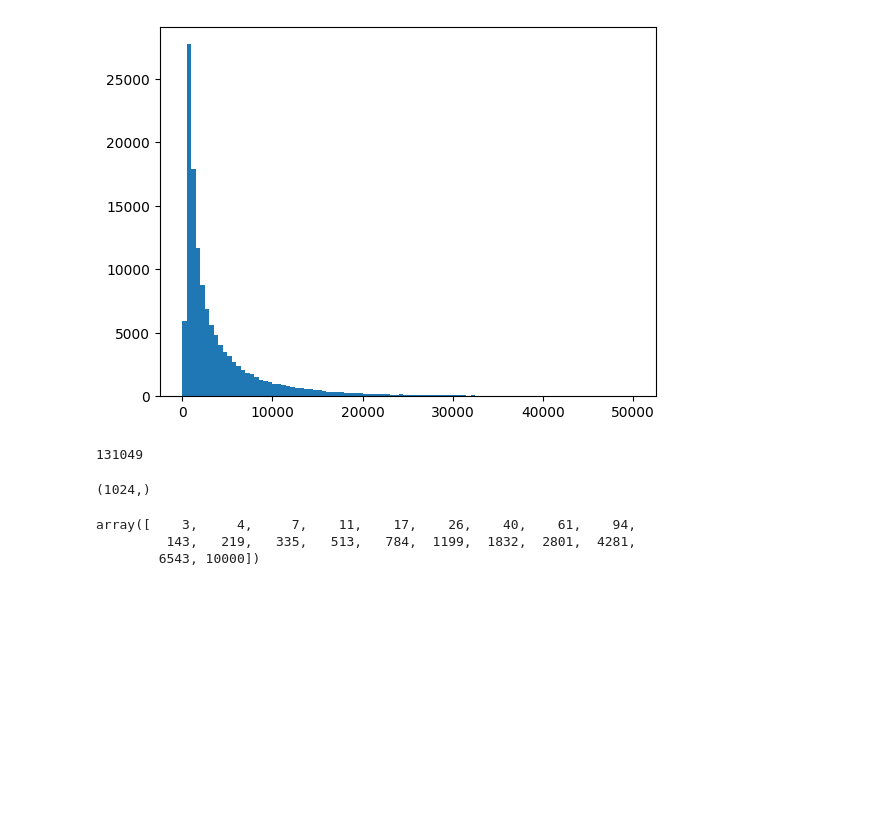
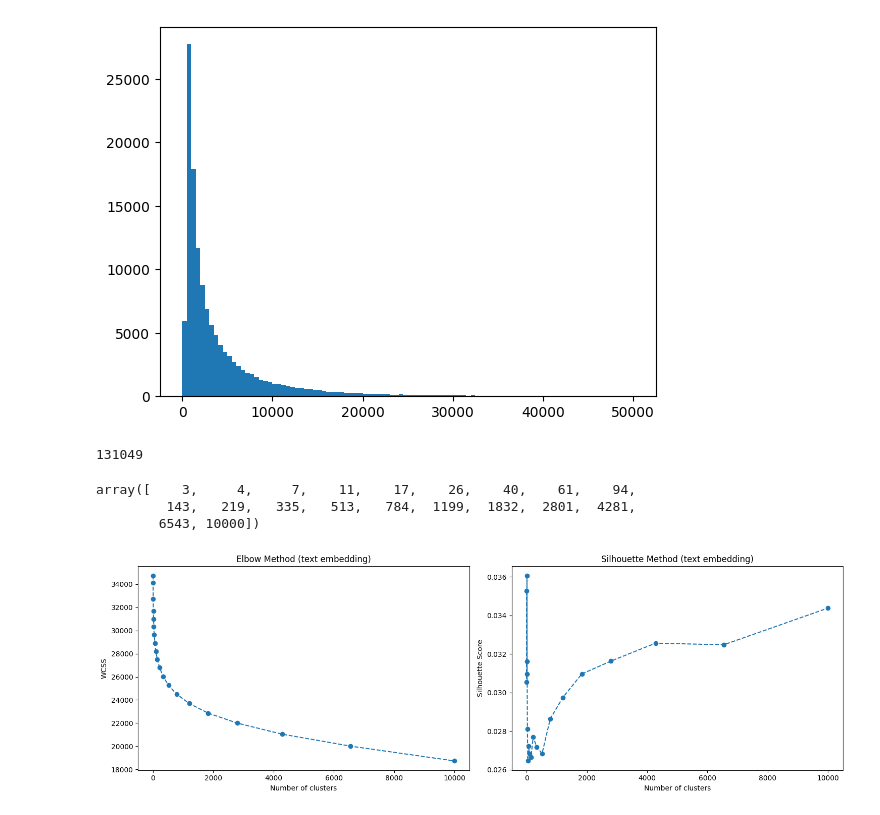
Before and after one commit to viktorcikojevic/kaggle-llm, a Jupyter notebook: notebooks/wiki_sci_embeddings_supergroups.ipynb, the cells around one changed output. Drawn from its saved outputs; the diff is of its cells as text; code cells hidden in the pictures; blank space fills up the shorter version.

```diff
--- a/notebooks/wiki_sci_embeddings_supergroups.ipynb
+++ b/notebooks/wiki_sci_embeddings_supergroups.ipynb
@@ -24,10 +24,6 @@ plt.hist(df['text_length'], bins=100, range=(0, 5e4));
 len(df)
 # %% [output]
 131049
-# %%
-df.iloc[0]['embd'].shape
-# %% [output]
-(1024,)
 # %%
 import numpy as np
 
@@ -38,24 +34,47 @@ array([    3,     4,     7,    11,    17,    26,    40,    61,    94,
          143,   219,   335,   513,   784,  1199,  1832,  2801,  4281,
         6543, 10000])
 # %%
+
 import pandas as pd
 import numpy as np
 from sklearn.cluster import KMeans
 from sklearn.metrics import silhouette_score
 import matplotlib.pyplot as plt
 from tqdm import tqdm
 
 # Convert 'embd' column to a numpy matrix
-X = np.stack(df['embd'].values)
+X = np.stack(df['embd_text'].values)
 
 # Using the elbow method to find the optimal number of clusters
 wcss = []
 silhouette_scores = []
 
 for i in tqdm(ranges, total=len(ranges)):  # Checking for up to 10 clusters as an example
     kmeans = KMeans(n_clusters=i, init='k-means++', n_init='auto', random_state=42)
     kmeans.fit(X)
     labels = kmeans.labels_
     wcss.append(kmeans.inertia_)
     silhouette_scores.append(silhouette_score(X, labels))
+
+
+
+plt.figure(figsize=(15,5))
+
+# Plotting WCSS for Elbow Method
+plt.subplot(1, 2, 1)
+plt.plot(ranges, wcss, marker='o', linestyle='--')
+plt.title('Elbow Method (text embedding)')
+plt.xlabel('Number of clusters')
+plt.ylabel('WCSS')
+
+# Plotting Silhouette Scores
+plt.subplot(1, 2, 2)
+plt.plot(ranges, silhouette_scores, marker='o', linestyle='--')
+plt.title('Silhouette Method (text embedding)')
+plt.xlabel('Number of clusters')
+plt.ylabel('Silhouette Score')
+plt.tight_layout()
+plt.show()
+# %% [output]
+[figure, added]
 # %%
```
Also changed, not shown: parts of 5 cells of this notebook, 2 other files.
